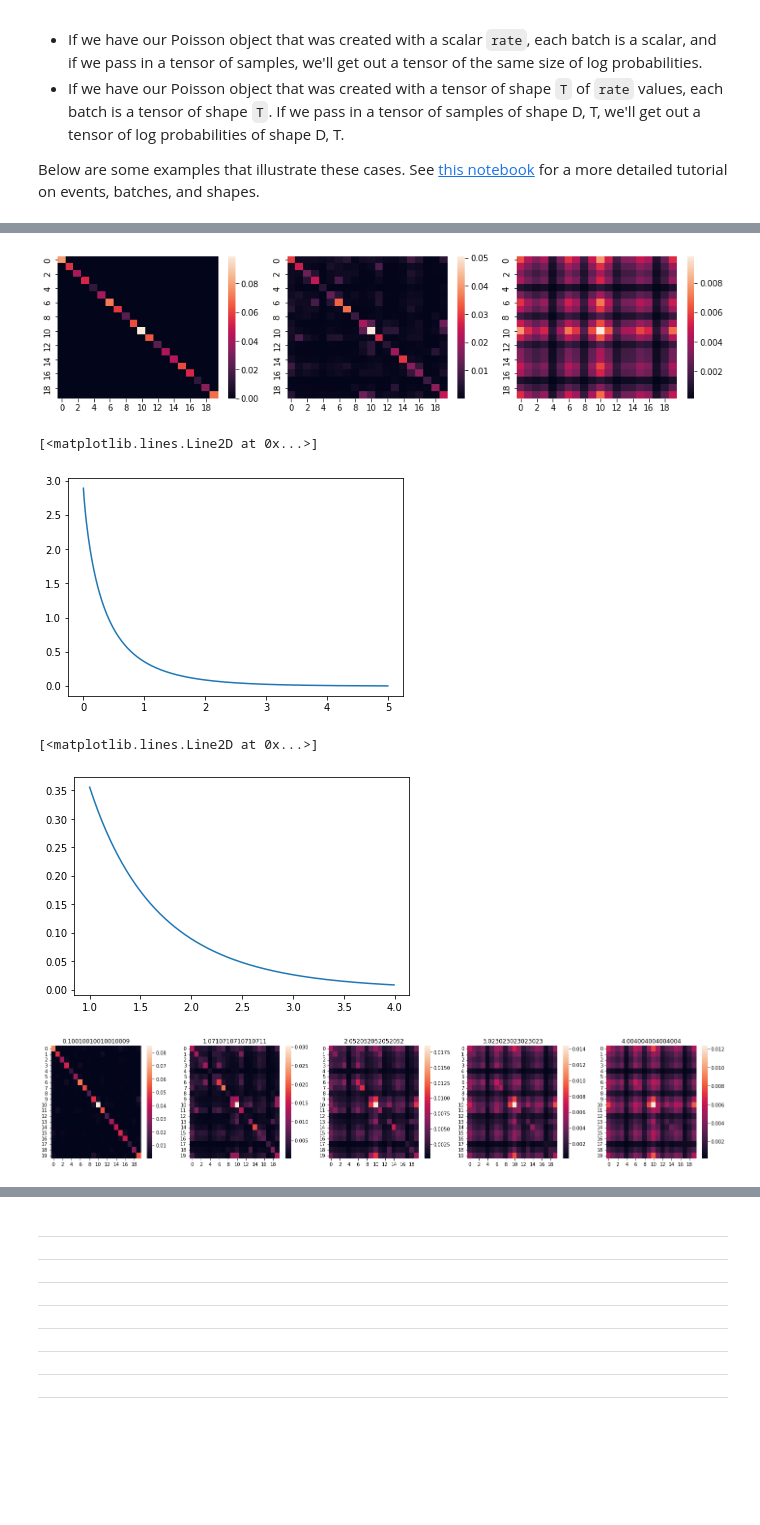
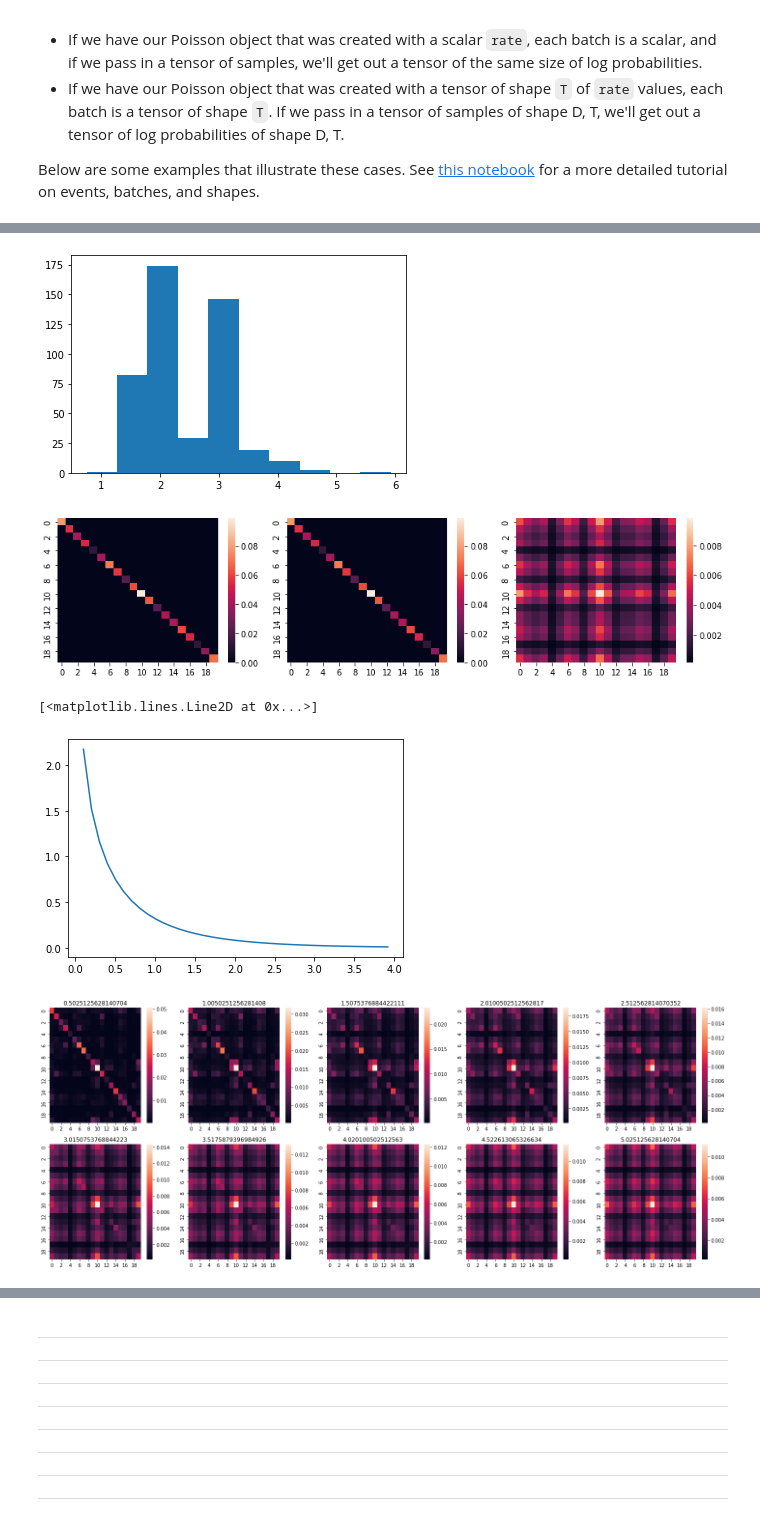
Before and after one commit to AVova/tensorflow_stats, a Jupyter notebook: TensorFlow_Evolution_Statistics.ipynb, the cells around one changed output, grey strips where cells are left out. Drawn from its saved outputs; the diff is of its cells as text; code cells hidden in the pictures; blank space fills up the shorter version.

```diff
--- a/TensorFlow_Evolution_Statistics.ipynb
+++ b/TensorFlow_Evolution_Statistics.ipynb
@@ -384,0 +334,23 @@ mat_exps.shape, vecs.shape, vecs_at_times.shape
+# %%
+
+nvecs_am = 100
+nvecs = Namino * nvecs_am
+ntimes = 200
+big_time = 20
+
+mat_exps = tf.linalg.expm(tf.expand_dims(rates, 0) * tf.reshape(tf.linspace(0, big_time, ntimes), [-1, 1, 1]))
+vecs_ = tf.random.uniform([1, 20, nvecs], dtype=tf.float64)
+
+vecs1 = vecs_.numpy()
+for a in range(20):
+    offset = nvecs_am * a
+    for i in range(nvecs_am):
+        vecs1[0, a, offset + i] *= np.abs(np.random.rand(1)) * 10
+vecs2 = tf.convert_to_tensor(vecs1)
+vecs3 = vecs2 / tf.reduce_sum(vecs2, axis=1, keepdims=True)
+
+vecs = tf.concat([vecs3, tf.reshape(freqs_tf, [1,20,1])], 2)
+
+vecs_at_times = tf.linalg.matmul(mat_exps, vecs)
+
+mat_exps.shape, vecs.shape, vecs_at_times.shape
@@ -385,19 +361,19 @@ mat_exps.shape, vecs.shape, vecs_at_times.shape
 # %%
 veci = np.random.randint(0, nvecs)
 
+times = tf.linspace(0, big_time, ntimes)
 
 plt.figure(figsize=(15,6))
 for i in range(20):
-    plt.plot(times, vecs_at_times[:,veci,i])
-plt.plot(times, tf.reduce_sum(vecs_at_times[:,veci,:], axis=1)*0.14, '--')
+    plt.plot(times, vecs_at_times[:,i,veci])
+plt.plot(times, tf.reduce_sum(vecs_at_times[:,:,veci], axis=1)*0.14, '--')
 plt.scatter([times[-1]]*20, freqs_tf)
 plt.show()
 
 plt.figure(figsize=(25,15))
 for a in range(20):
     ax = plt.subplot(4,5,a+1)
-    nvecs_am = nvecs // n
     offset = a*nvecs_am
     for veci in range(nvecs_am):
-        ax.plot(times, vecs_at_times[:,offset+veci, a], '--', color='gray', alpha=0.2)
+        ax.plot(times, vecs_at_times[:,a,offset+veci], '--', color='gray', alpha=0.2)
 # %% [output]
@@ -433,0 +411,5 @@ NameError: ignored
+# %%
+for n in t.traverse():
+    if len(n.get_children()) == 3:
+        break
+n.is_root()
@@ -452,7 +443,9 @@ print(t.children[0].children)
 leaf_distances_from_root = []
 for l in t.get_leaves():
     leaf_distances_from_root.append(t.get_distance(l))
-_=plt.hist(leaf_distances_from_root, bins=40)
+_=plt.hist(leaf_distances_from_root)
+# %% [output]
+[figure, added]
 # %%
 mutual_distrs = tf.linalg.matmul(
     tf.linalg.matmul(mat_exps, tf.reshape(tf.linalg.diag(freqs_tf), [1, 20, 20])),
@@ -464,17 +457,17 @@ independent_distr = tf.reshape(freqs_tf, [20, 1]) @ tf.reshape(freqs_tf, [1, 20]
 plt.figure(figsize=(12,3))
 
 plt.subplot(1,3,1)
-sns.heatmap(tf.linalg.diag(freqs_tf))
+sns.heatmap(mutual_distrs[0])
 
 plt.subplot(1,3,2)
-sns.heatmap(mutual_distrs[int(ntimes * 0.05)])
+sns.heatmap(tf.linalg.diag(freqs_tf))
 
 plt.subplot(1,3,3)
 sns.heatmap(independent_distr)
 
 plt.tight_layout()
 # %% [output]
-[figure, old version]
+[figure, new version]
 # %%
 def computeKLDist(P, Q):
     Q = tf.reshape(Q, [-1])
@@ -484,30 +477,22 @@ def computeKLDist(P, Q):
     Q = Q[mask]
     return tf.reduce_sum(P * (tf.math.log(P) - tf.math.log(Q)))
 # %%
-kldists_from_indep = [computeKLDist(mutual_distrs[t], independent_distr) for t in range(ntimes)]
-x = int(0.5*len(times))
-plt.plot(times[0:x], kldists_from_indep[0:x])
+kldists_from_indep = [computeKLDist(independent_distr, mutual_distrs[t]) for t in range(ntimes)]
+x = int(0.2*len(times))
+plt.plot(times[1:x], kldists_from_indep[1:x])
 # %% [output]
 [<matplotlib.lines.Line2D at 0x...>]
-[figure, old version]
+[figure, new version]
-# %%
-times_np = times.numpy()
-
-i1 = np.argmin(np.abs(times_np - 1.0))
-i2 = np.argmin(np.abs(times_np - 4.0))
-
-plt.plot(times[i1:i2], kldists_from_indep[i1:i2])
-# %% [output]
-[<matplotlib.lines.Line2D at 0x...>]
-[figure, removed]
 # %%
-plt.figure(figsize=(20,4))
+plt.figure(figsize=(20,8))
 
-for i, t in enumerate(np.linspace(0.1, 4,  5)):
-    plt.subplot(1,5,i+1)
+times_np = times.numpy()
+
+for i, t in enumerate(np.linspace(0.5, 5.0,  10)):
+    plt.subplot(2,5,i+1)
     tindex = np.argmin(np.abs(times_np-t))
     sns.heatmap(mutual_distrs[tindex])
     plt.title(times[tindex].numpy())
 plt.tight_layout()
 # %% [output]
-[figure, old version]
+[figure, new version]
```
Also changed, not shown: parts of 47 cells of this notebook.
